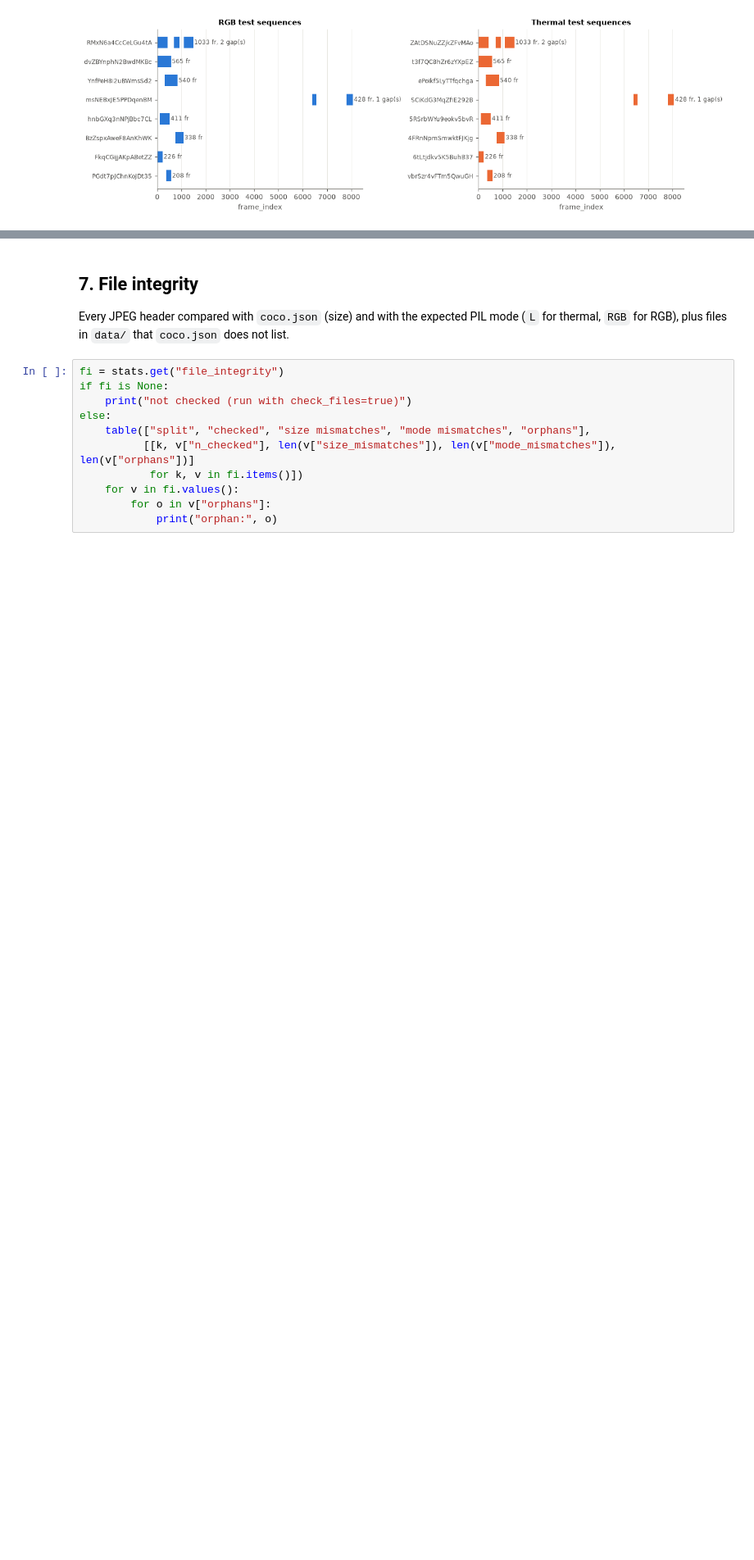
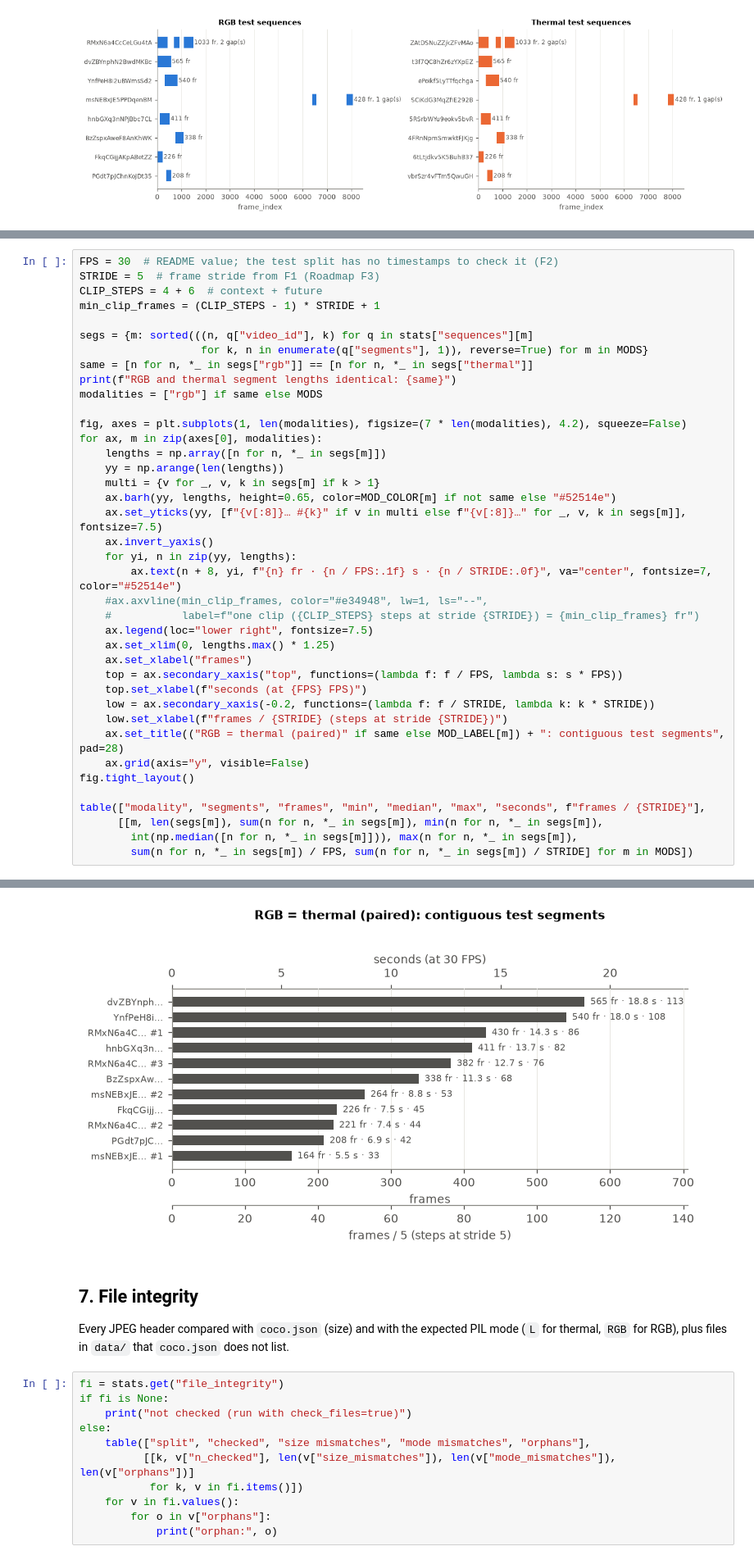
Before and after one commit to Leo00010011/ir-world-model, a Jupyter notebook: notebooks/flir_stats.ipynb, the cells around one changed output, grey strips where cells are left out. Shown at 82% size. Saved outputs shown, nothing was run; the diff lists cells and outputs as text; blank space fills up the shorter version.

Commit message:
Addind clip index

```diff
--- a/notebooks/flir_stats.ipynb
+++ b/notebooks/flir_stats.ipynb
@@ -282,0 +365,40 @@ table(["modality", "video_id", "frames", "min", "max", "gaps (sizes)", "tags"],
+# %%
+FPS = 30  # README value; the test split has no timestamps to check it (F2)
+STRIDE = 5  # frame stride from F1 (Roadmap F3)
+CLIP_STEPS = 4 + 6  # context + future
+min_clip_frames = (CLIP_STEPS - 1) * STRIDE + 1
+
+segs = {m: sorted(((n, q["video_id"], k) for q in stats["sequences"][m]
+                   for k, n in enumerate(q["segments"], 1)), reverse=True) for m in MODS}
+same = [n for n, *_ in segs["rgb"]] == [n for n, *_ in segs["thermal"]]
+print(f"RGB and thermal segment lengths identical: {same}")
+modalities = ["rgb"] if same else MODS
+
+fig, axes = plt.subplots(1, len(modalities), figsize=(7 * len(modalities), 4.2), squeeze=False)
+for ax, m in zip(axes[0], modalities):
+    lengths = np.array([n for n, *_ in segs[m]])
+    yy = np.arange(len(lengths))
+    multi = {v for _, v, k in segs[m] if k > 1}
+    ax.barh(yy, lengths, height=0.65, color=MOD_COLOR[m] if not same else "#52514e")
+    ax.set_yticks(yy, [f"{v[:8]}… #{k}" if v in multi else f"{v[:8]}…" for _, v, k in segs[m]], fontsize=7.5)
+    ax.invert_yaxis()
+    for yi, n in zip(yy, lengths):
+        ax.text(n + 8, yi, f"{n} fr · {n / FPS:.1f} s · {n / STRIDE:.0f}", va="center", fontsize=7, color="#52514e")
+    #ax.axvline(min_clip_frames, color="#e34948", lw=1, ls="--",
+    #           label=f"one clip ({CLIP_STEPS} steps at stride {STRIDE}) = {min_clip_frames} fr")
+    ax.legend(loc="lower right", fontsize=7.5)
+    ax.set_xlim(0, lengths.max() * 1.25)
+    ax.set_xlabel("frames")
+    top = ax.secondary_xaxis("top", functions=(lambda f: f / FPS, lambda s: s * FPS))
+    top.set_xlabel(f"seconds (at {FPS} FPS)")
+    low = ax.secondary_xaxis(-0.2, functions=(lambda f: f / STRIDE, lambda k: k * STRIDE))
+    low.set_xlabel(f"frames / {STRIDE} (steps at stride {STRIDE})")
+    ax.set_title(("RGB = thermal (paired)" if same else MOD_LABEL[m]) + ": contiguous test segments", pad=28)
+    ax.grid(axis="y", visible=False)
+fig.tight_layout()
+
+table(["modality", "segments", "frames", "min", "median", "max", "seconds", f"frames / {STRIDE}"],
+      [[m, len(segs[m]), sum(n for n, *_ in segs[m]), min(n for n, *_ in segs[m]),
+        int(np.median([n for n, *_ in segs[m]])), max(n for n, *_ in segs[m]),
+        sum(n for n, *_ in segs[m]) / FPS, sum(n for n, *_ in segs[m]) / STRIDE] for m in MODS])
+# %% [output]
@@ -283,3 +410,4 @@ table(["modality", "video_id", "frames", "min", "max", "gaps (sizes)", "tags"],
+[figure, added]
 # %% [markdown]
 ## 7. File integrity
 Every JPEG header compared with `coco.json` (size) and with the expected PIL mode
```
Also changed, not shown: parts of 14 cells of this notebook, 17 other files.
